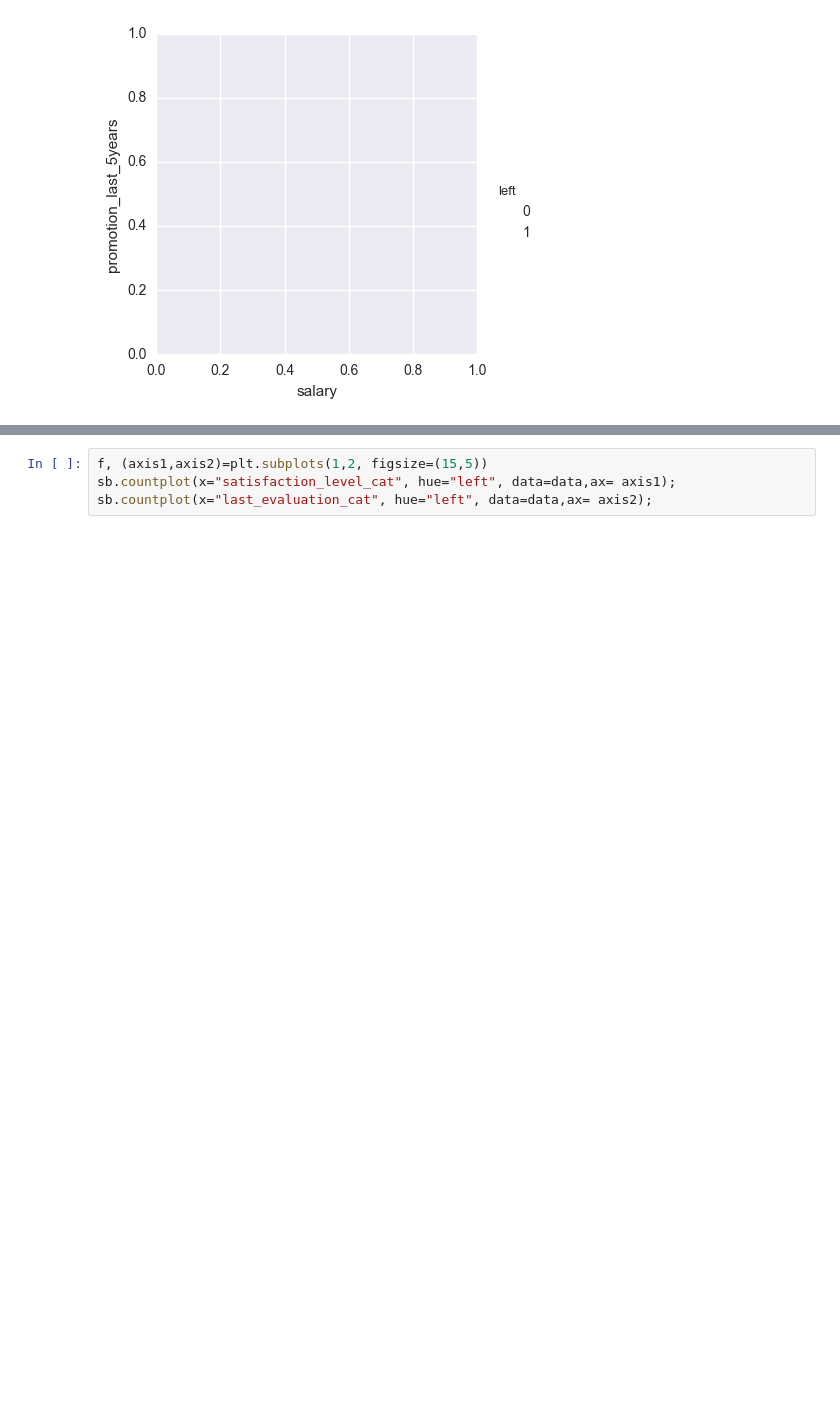
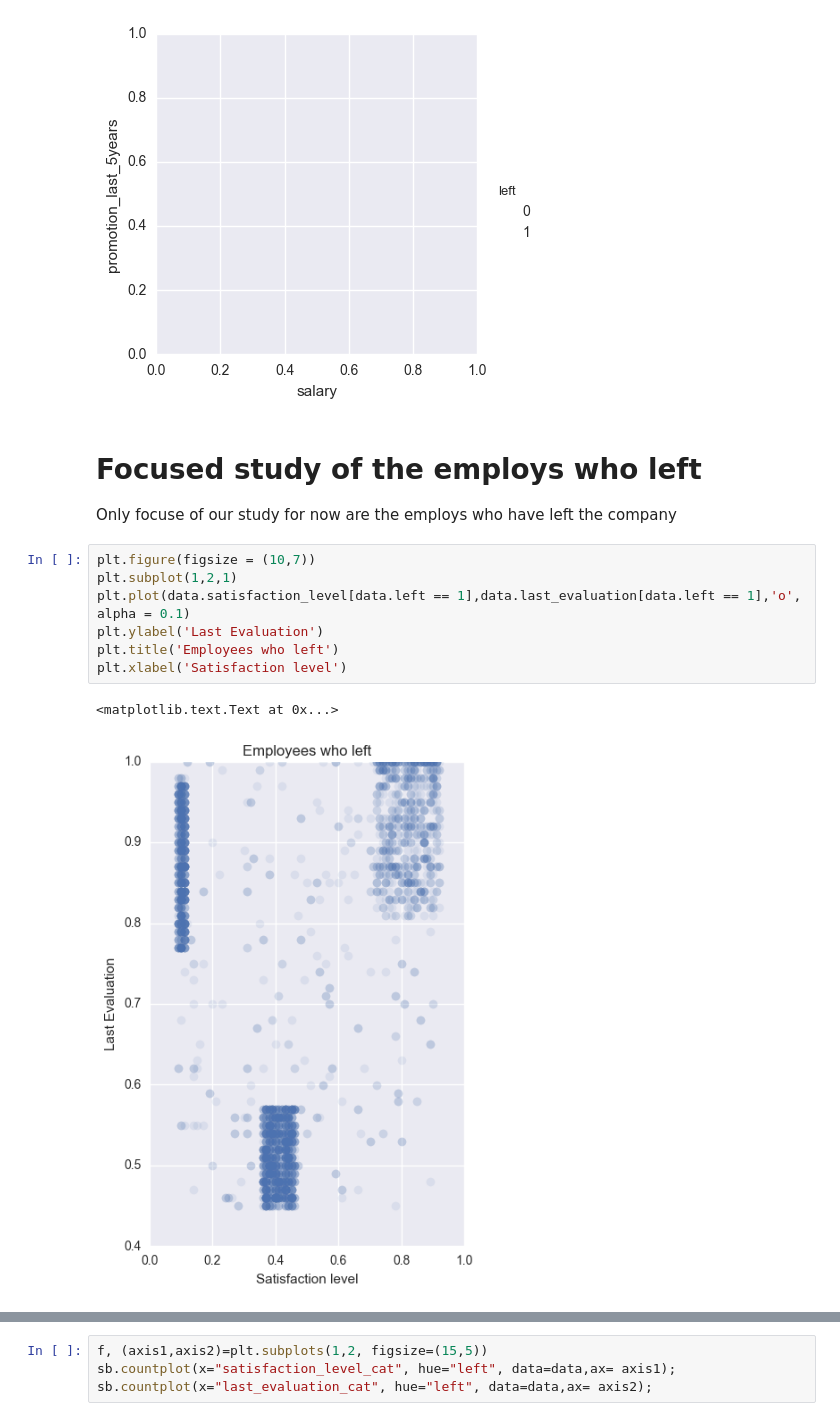
Before and after one commit to rollingsun/Data-Science, a Jupyter notebook: HR/HR.ipynb, the cells around one changed output, grey strips where cells are left out. Drawn from its saved outputs; the diff is of its cells as text; blank space fills up the shorter version.

```diff
--- a/HR/HR.ipynb
+++ b/HR/HR.ipynb
@@ -133,5 +135,19 @@ sb.factorplot(x='salary', y='promotion_last_5years', hue='left', data=data, ax=a
 <seaborn.axisgrid.FacetGrid at 0x...>
 [figure]
 [figure]
+# %% [markdown]
+# Focused study of the employs who left
+
+Only focuse of our study for now are the employs who have left the company
+# %%
+plt.figure(figsize = (10,7))
+plt.subplot(1,2,1)
+plt.plot(data.satisfaction_level[data.left == 1],data.last_evaluation[data.left == 1],'o', alpha = 0.1)
+plt.ylabel('Last Evaluation')
+plt.title('Employees who left')
+plt.xlabel('Satisfaction level')
+# %% [output]
+<matplotlib.text.Text at 0x...>
+[figure, added]
 # %%
 #Converting the continous variables into categorial for better estimation in graphs
```
Also changed, not shown: parts of 8 cells of this notebook.
